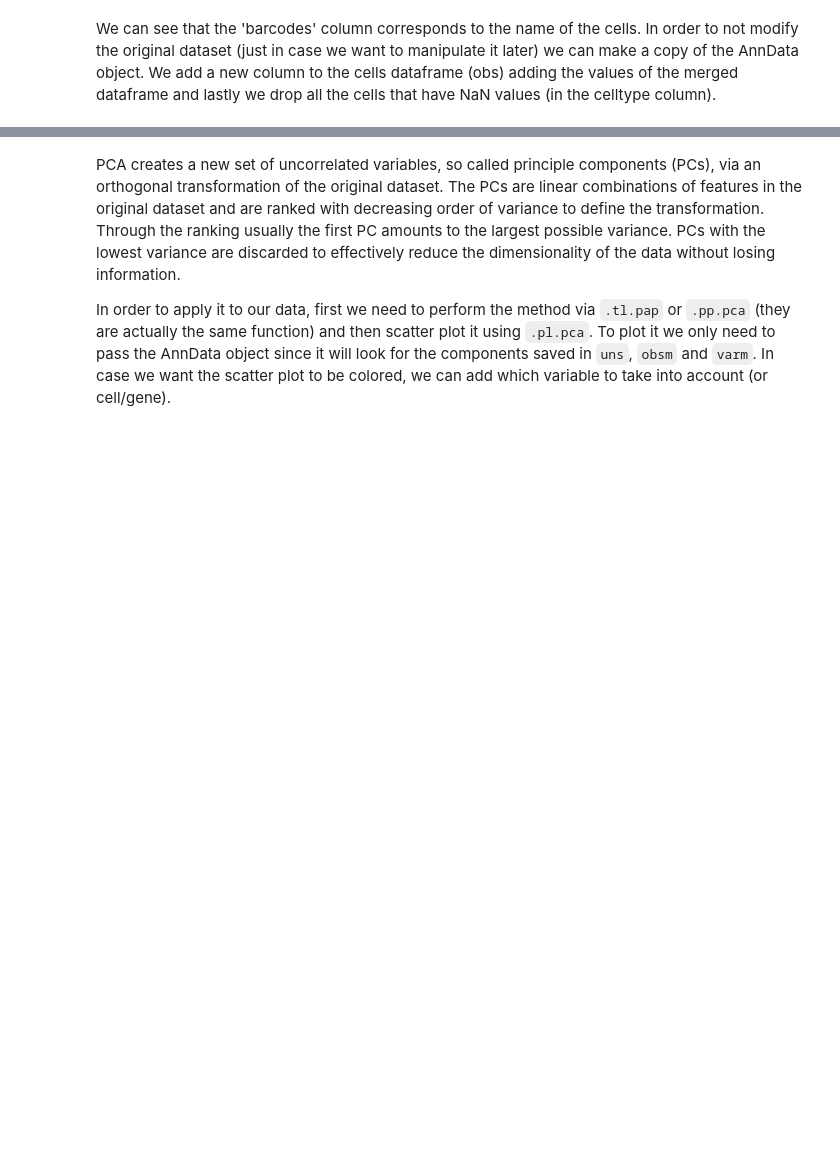
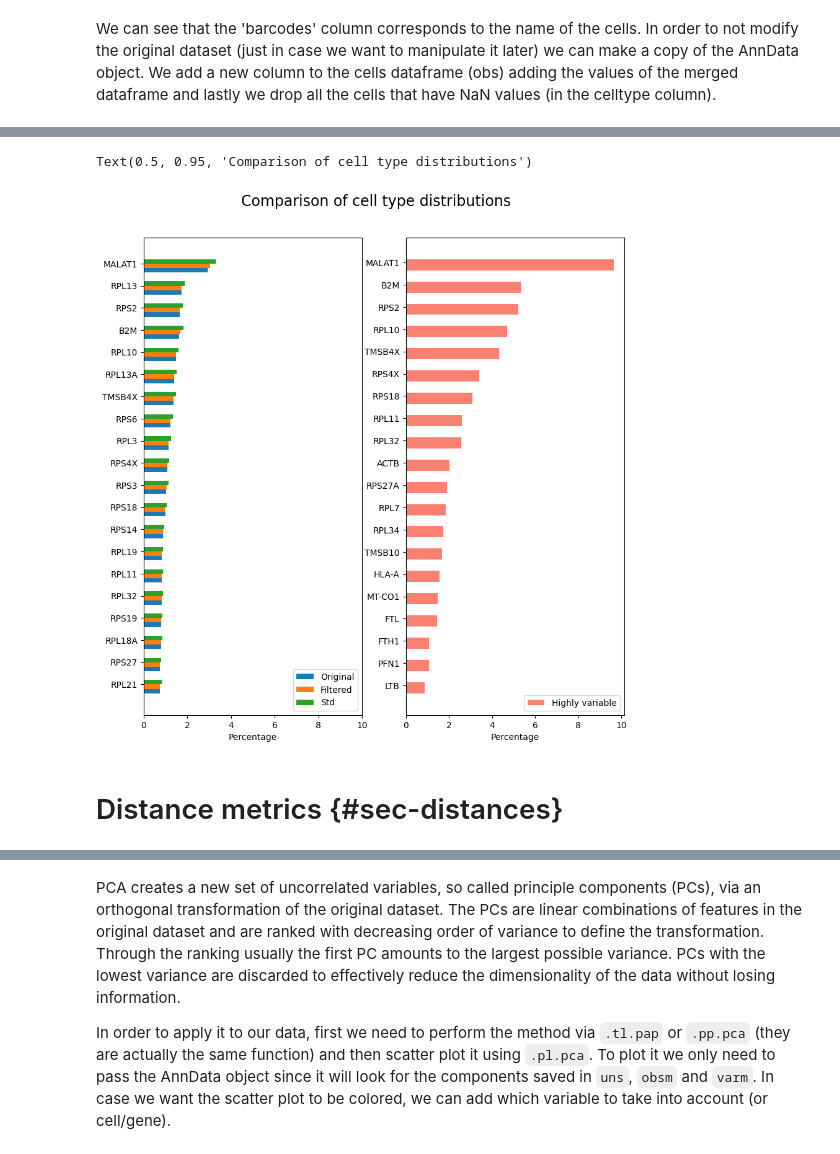
Before and after one commit to lucas-rdlr/rna-sequencing, a Jupyter notebook: notebooks/main.ipynb, the cells around one changed output, grey strips where cells are left out. Saved outputs shown, nothing was run; the diff lists cells and outputs as text; code cells hidden in the pictures; blank space fills up the shorter version.

```diff
--- a/notebooks/main.ipynb
+++ b/notebooks/main.ipynb
@@ -208,0 +299,66 @@ dataList = [adataFiltered, adataALRA, adataMAGIC]
+# %%
+adata = sc.read_h5ad("models/adata.h5ad")
+adataFilter = sc.read_h5ad("models/adataFilter.h5ad")
+adataHv = sc.read_h5ad("models/adataHv.h5ad")
+adataStd = sc.read_h5ad("models/adataStd.h5ad")
+
+dic = {"Original": adata,
+       "Filtered": adataFilter,
+       "Highly variable": adataHv,
+       "Std": adataStd}
+
+for key,data in dic.items():
+    sc.pl.highest_expr_genes(
+        adata, n_top=30, show=False, save=f'{key}.png'
+    )
+# %%
+adata = sc.read_h5ad("models/adata.h5ad")
+adataFilter = sc.read_h5ad("models/adataFilter.h5ad")
+adataHv = sc.read_h5ad("models/adataHv.h5ad")
+adataStd = sc.read_h5ad("models/adataStd.h5ad")
+
+dic = {"Original": adata,
+       "Filtered": adataFilter,
+       "Std": adataStd}
+
+i = 0
+bar_width = 0.2
+n_genes = 20
+fig, ax = plt.subplots(nrows=1, ncols=2, figsize=(10,10))
+for key,data in dic.items():
+    sc.pp.calculate_qc_metrics(data, inplace=True)
+    data.var['percentage'] = data.var['total_counts'] / data.var['total_counts'].sum() * 100
+
+labels = adata.var['percentage'].sort_values(ascending=False)[:n_genes].index
+labels1 = labels[::-1]
+r = np.arange(len(labels))
+for key,data in dic.items():
+    values = data.var['percentage'].loc[labels1]
+    idx = [x + i*bar_width for x in r]
+    i += 1
+    ax[0].barh(idx, values, height=bar_width, label=key)
+
+# Customize the plot
+ax[0].set_xlabel(f'Percentage')
+ax[0].set_yticks([r + 1.5*bar_width for r in range(len(labels))], labels1)
+ax[0].set_xlim(0,10)
+ax[0].legend(loc='lower right')
+
+sc.pp.calculate_qc_metrics(adataHv, inplace=True)
+adataHv.var['percentage'] = adataHv.var['total_counts'] / adataHv.var['total_counts'].sum() * 100
+values = adataHv.var['percentage'].sort_values(ascending=False)[:n_genes]
+values = values.sort_values()
+labels2 = values.index
+ax[1].barh(idx, values, height=0.5, label='Highly variable', color='salmon')
+
+# Customize the plot
+ax[1].set_xlabel(f'Percentage')
+ax[1].set_yticks([r+0.5 for r in range(len(labels2))], labels2, ha='right')
+ax[1].legend(loc='lower right')
+
+fig.suptitle('Comparison of cell type distributions', y=0.95, fontsize=17)
+# %% [output]
+Text(0.5, 0.95, 'Comparison of cell type distributions')
+[figure, added]
+# %% [markdown]
+# Distance metrics {#sec-distances}
```
Also changed, not shown: parts of 126 cells of this notebook, 6 other files.
